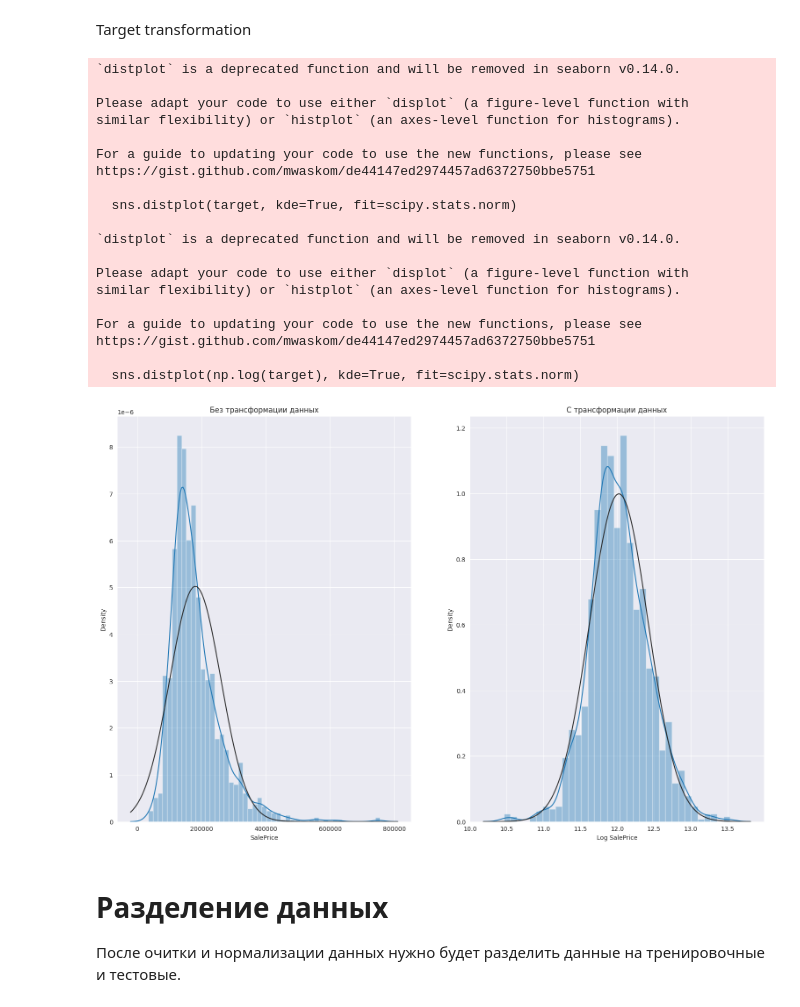
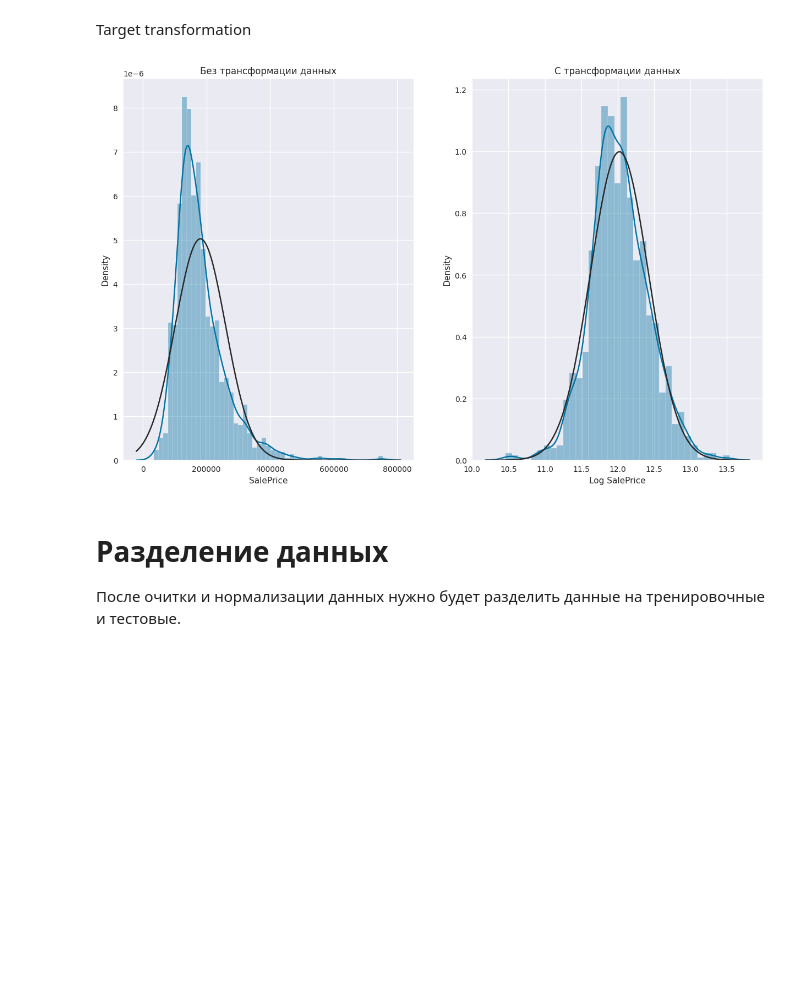
Before and after one commit to AUNitman/First-task-ML, a Jupyter notebook: task.ipynb, the cells around one changed output. Drawn from its saved outputs; the diff is of its cells as text; code cells hidden in the pictures; blank space fills up the shorter version.

```diff
--- a/task.ipynb
+++ b/task.ipynb
@@ -339,36 +373,18 @@ Target transformation
 # %%
 sns.set_style('darkgrid')
 
-plt.figure(figsize=(19, 12))
+plt.figure(figsize=(15, 9))
 
 plt.subplot(1, 2, 1)
 sns.distplot(target, kde=True, fit=scipy.stats.norm)
 plt.title("Без трансформации данных")
 
+lg_target = np.log(target)
 plt.subplot(1, 2, 2)
-sns.distplot(np.log(target), kde=True, fit=scipy.stats.norm)
+sns.distplot(lg_target, kde=True, fit=scipy.stats.norm)
 plt.xlabel('Log SalePrice')
 plt.title("C трансформации данных")
 
 plt.show()
 # %% [output]
-`distplot` is a deprecated function and will be removed in seaborn v0.14.0.
-
-Please adapt your code to use either `displot` (a figure-level function with
-similar flexibility) or `histplot` (an axes-level function for histograms).
-
-For a guide to updating your code to use the new functions, please see
-https://gist.github.com/mwaskom/de44147ed2974457ad6372750bbe5751
-
-  sns.distplot(target, kde=True, fit=scipy.stats.norm)
-
-`distplot` is a deprecated function and will be removed in seaborn v0.14.0.
-
-Please adapt your code to use either `displot` (a figure-level function with
-similar flexibility) or `histplot` (an axes-level function for histograms).
-
-For a guide to updating your code to use the new functions, please see
-https://gist.github.com/mwaskom/de44147ed2974457ad6372750bbe5751
-
-  sns.distplot(np.log(target), kde=True, fit=scipy.stats.norm)
-[figure, old version]
+[figure, new version]
```
Also changed, not shown: parts of 48 cells of this notebook.
